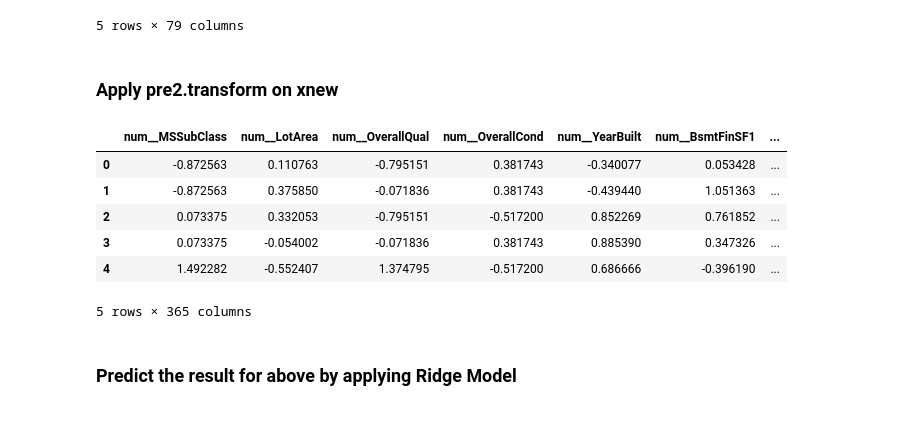
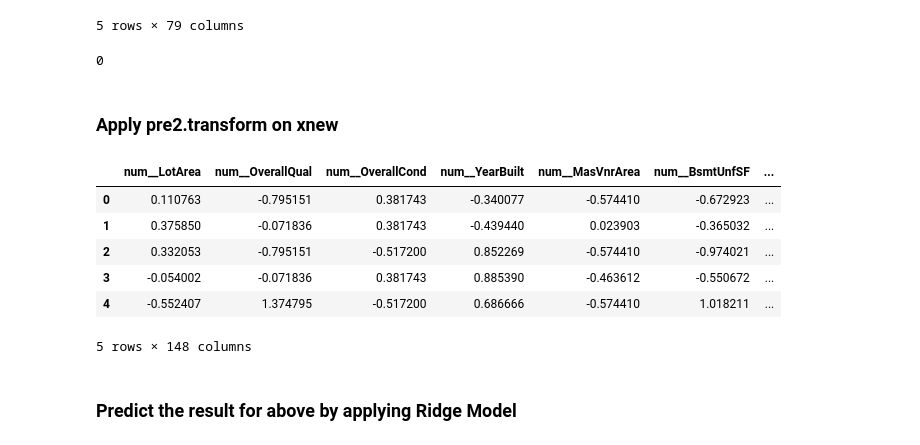
Before and after one commit to DeepikaJ08/ETLHiveML, a Jupyter notebook: Regression Project/Deepika Jain - Regression Project.ipynb, the cells around one changed output. Saved outputs shown, nothing was run; the diff lists cells and outputs as text; code cells hidden in the pictures.

```diff
--- a/Regression Project/Deepika Jain - Regression Project.ipynb
+++ b/Regression Project/Deepika Jain - Regression Project.ipynb
@@ -7,7 +7,7 @@ from warnings import filterwarnings
 filterwarnings ('ignore')
 # %%
 import pandas as pd
-df = pd.read_csv('training_set.csv',na_values=[''])
+df = pd.read_csv('training_set.csv')
 df = df.drop(columns='Id')
 df.head()
 # %% [output]
@@ -1064,19 +1110,23 @@ xnew.head()
 | 3 | 60 | RL | 78.0 | 9978 | Pave | NaN | IR1 | Lvl | AllPub | ... |
 | 4 | 120 | RL | 43.0 | 5005 | Pave | NaN | IR1 | HLS | AllPub | ... |
 5 rows × 79 columns
+# %%
+xnew.duplicated().sum()
+# %% [output]
+0
 # %% [markdown]
 ### Apply pre2.transform on xnew
 # %%
-xnew_pre = pre2.transform(xnew)
+xnew_pre = pre3.transform(xnew)
 xnew_pre.head()
 # %% [output]
-|  | num__MSSubClass | num__LotArea | num__OverallQual | num__OverallCond | num__YearBuilt | num__BsmtFinSF1 | ... |
-| 0 | -0.872563 | 0.110763 | -0.795151 | 0.381743 | -0.340077 | 0.053428 | ... |
-| 1 | -0.872563 | 0.375850 | -0.071836 | 0.381743 | -0.439440 | 1.051363 | ... |
-| 2 | 0.073375 | 0.332053 | -0.795151 | -0.517200 | 0.852269 | 0.761852 | ... |
-| 3 | 0.073375 | -0.054002 | -0.071836 | 0.381743 | 0.885390 | 0.347326 | ... |
-| 4 | 1.492282 | -0.552407 | 1.374795 | -0.517200 | 0.686666 | -0.396190 | ... |
+|  | num__LotArea | num__OverallQual | num__OverallCond | num__YearBuilt | num__MasVnrArea | num__BsmtUnfSF | ... |
+| 0 | 0.110763 | -0.795151 | 0.381743 | -0.340077 | -0.574410 | -0.672923 | ... |
+| 1 | 0.375850 | -0.071836 | 0.381743 | -0.439440 | 0.023903 | -0.365032 | ... |
+| 2 | 0.332053 | -0.795151 | -0.517200 | 0.852269 | -0.574410 | -0.974021 | ... |
+| 3 | -0.054002 | -0.071836 | 0.381743 | 0.885390 | -0.463612 | -0.550672 | ... |
+| 4 | -0.552407 | 1.374795 | -0.517200 | 0.686666 | -0.574410 | 1.018211 | ... |
-5 rows × 365 columns
+5 rows × 148 columns
 # %% [markdown]
 ### Predict the result for above by applying Ridge Model
 # %%
```
Also changed, not shown: parts of 62 cells of this notebook.
